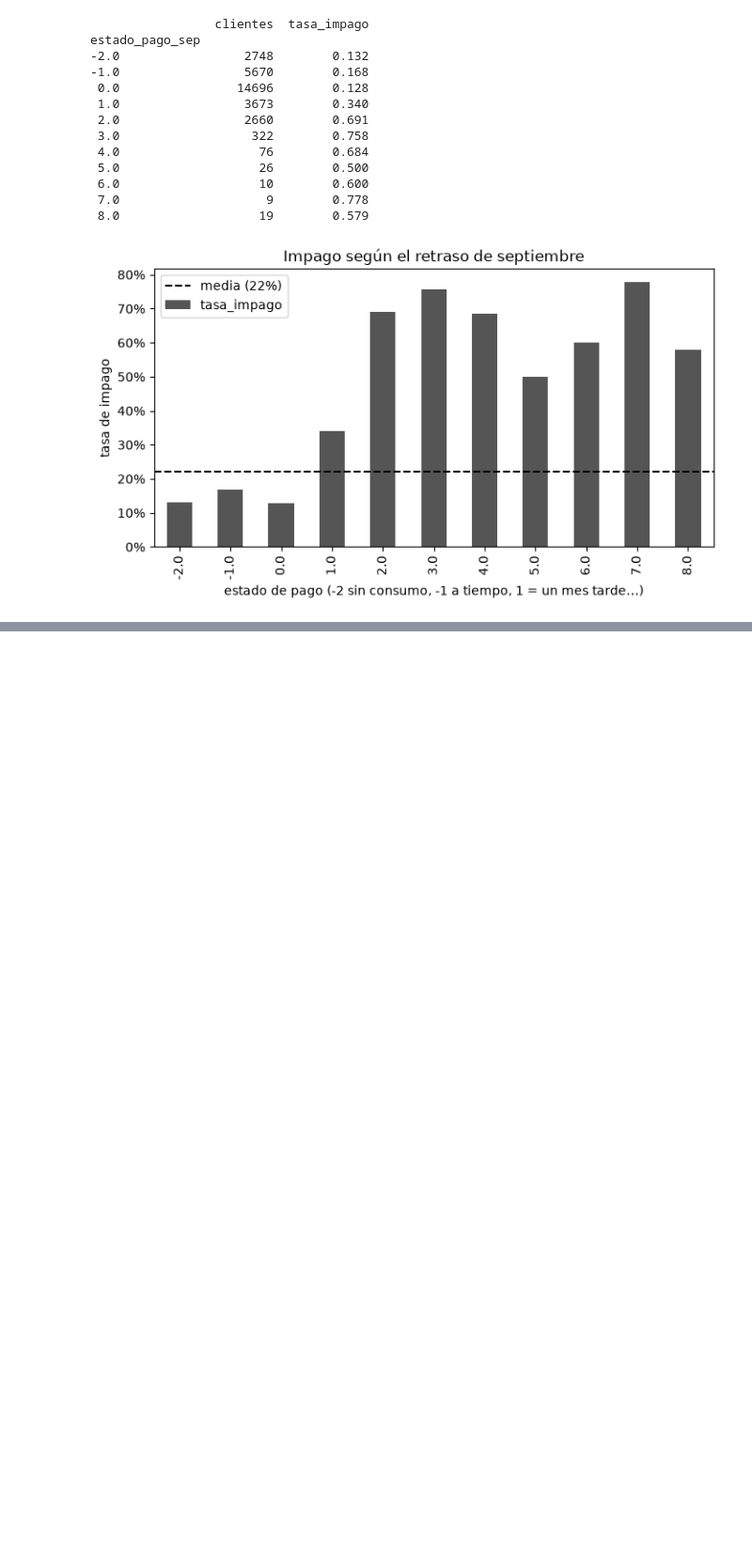
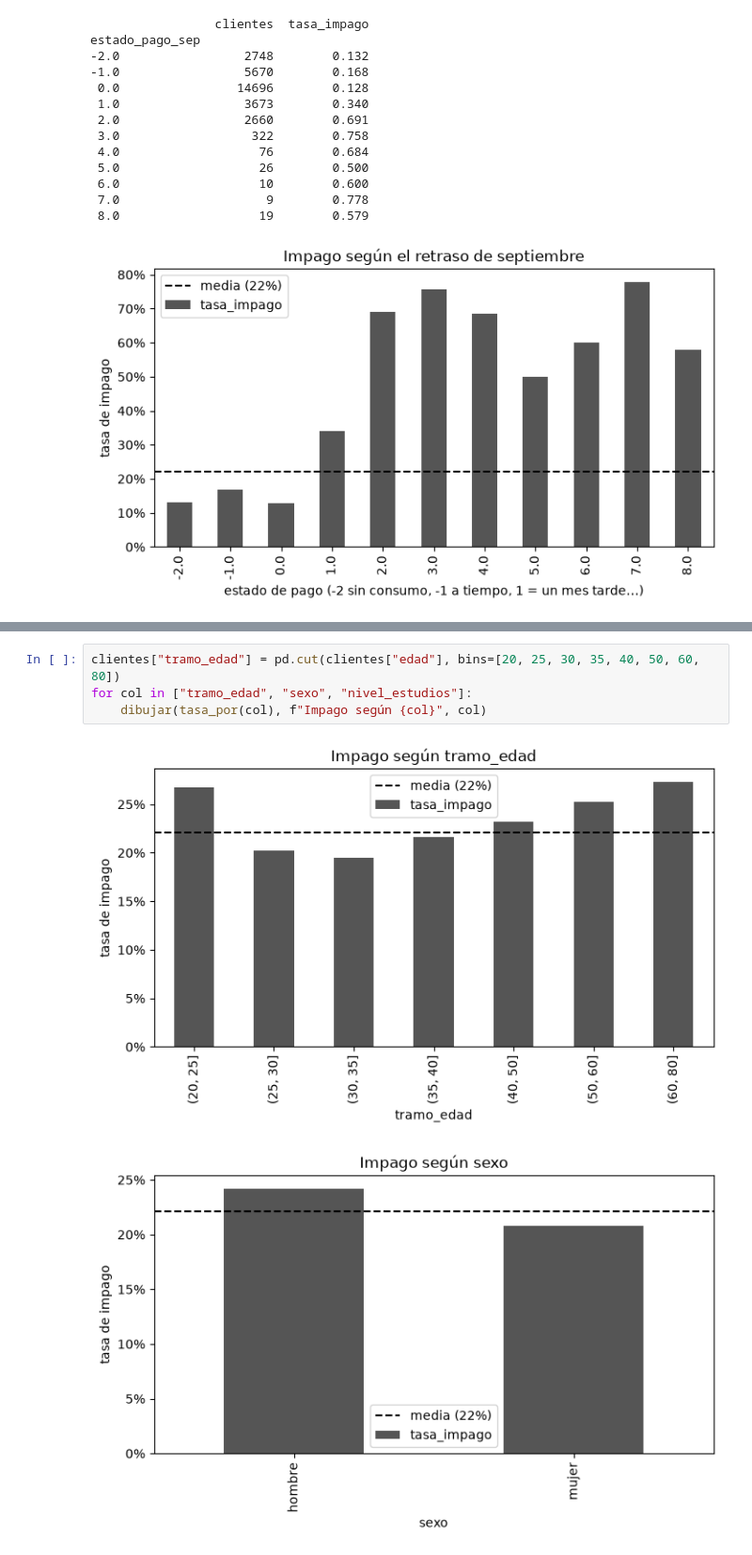
Before and after one commit to mmartinezvaras/credit-scoring, a Jupyter notebook: notebooks/03_explorar.ipynb, the cells around one changed output, grey strips where cells are left out. Shown at 94% size. Drawn from its saved outputs; the diff is of its cells as text; blank space fills up the shorter version.

```diff
--- a/notebooks/03_explorar.ipynb
+++ b/notebooks/03_explorar.ipynb
@@ -66,0 +101,7 @@ estado_pago_sep
+# %%
+clientes["tramo_edad"] = pd.cut(clientes["edad"], bins=[20, 25, 30, 35, 40, 50, 60, 80])
+for col in ["tramo_edad", "sexo", "nivel_estudios"]:
+    dibujar(tasa_por(col), f"Impago según {col}", col)
+# %% [output]
+[figure, added]
+[figure, added]
```
Also changed, not shown: parts of 3 cells of this notebook, 6 other files.
